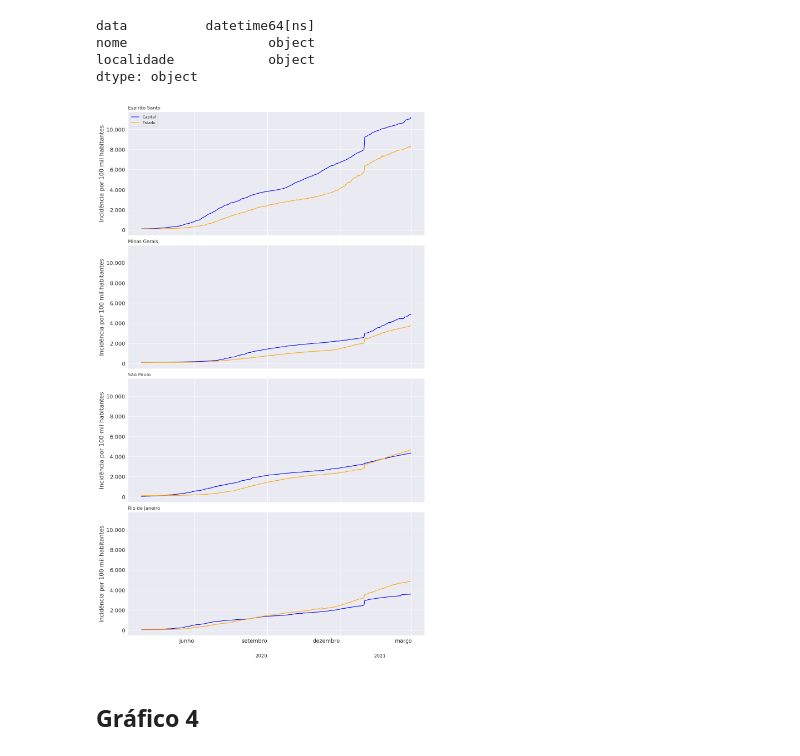
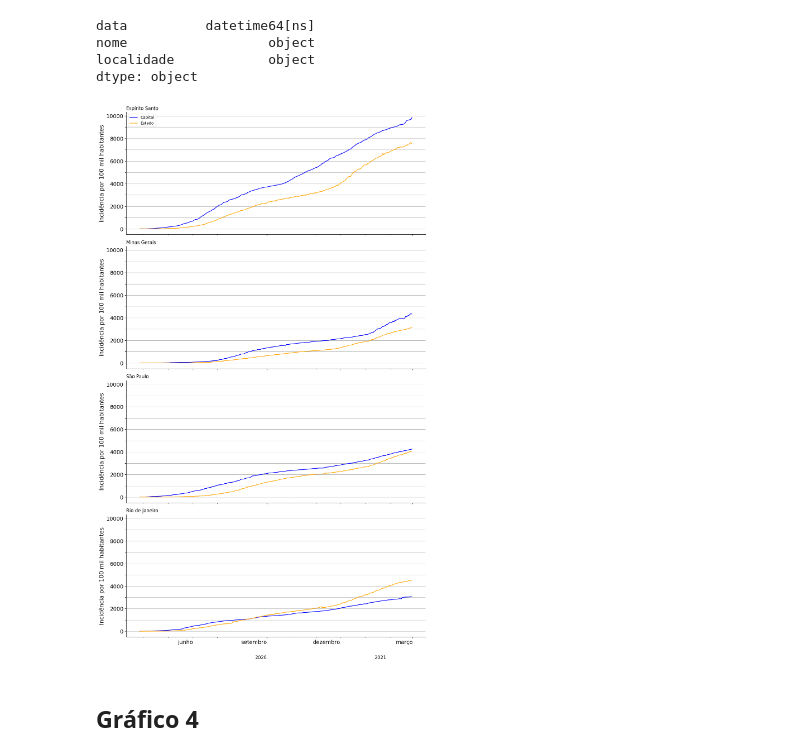
Before and after one commit to carloszan/covid, a Jupyter notebook: analises/7.graficos/graficos.ipynb, the cells around one changed output. Cells and saved outputs as stored; diff of their text form; code cells hidden in the pictures.

```diff
--- a/analises/7.graficos/graficos.ipynb
+++ b/analises/7.graficos/graficos.ipynb
@@ -190,7 +195,7 @@ from matplotlib.dates import DateFormatter, MonthLocator
 import locale
 
 
-def line_3_4(y, df_feriados, y_label):
+def line_3_4(y, df_feriados, y_label, step):
     estados = ["ES", "MG", "SP", "RJ"]
 
     capitais = {
@@ -202,6 +207,10 @@ def line_3_4(y, df_feriados, y_label):
 
     locale.setlocale(locale.LC_ALL, 'pt_BR.UTF-8')
     plt.rcParams['axes.formatter.use_locale'] = True
+
+    # Add Grid
+    plt.rcParams["axes.grid.axis"] = "y"
+    plt.rcParams["axes.grid"] = True
 
     fig, ax = plt.subplots(4, 1, figsize=(12, 20), sharex=True, sharey=True)
     ax = ax.ravel()
@@ -255,6 +264,9 @@ def line_3_4(y, df_feriados, y_label):
         else:
             ax[i].legend().remove()
 
+        ax[i].spines['top'].set_visible(False)
+        ax[i].spines['right'].set_visible(False)
+
         ax[i].xaxis.set_major_formatter(DateFormatter('%d/%m/%Y'))
 
         ax[i].set_xlabel('')
@@ -267,6 +279,14 @@ def line_3_4(y, df_feriados, y_label):
         ax[i].xaxis.set_minor_locator(MonthLocator())
         ax[i].xaxis.set_major_formatter(DateFormatter('%B'))  # Format like "Jan 2023"
         ax[i].xaxis.set_major_locator(MonthLocator(interval=3))  # Show labels every 3 months
+
+        # Adicionar mais ticks no eixo Y
+        ymin, ymax = ax[i].get_ylim()
+        ticks = np.arange(start=np.floor(0), stop=ymax, step=step)
+        labels = [f'{tick:.0f}' if i % 2 == 0 else '' for i, tick in enumerate(ticks)]
+        ax[i].set_yticks(ticks)
+        ax[i].set_yticklabels(labels)
+
 
         # Ano em baixo
         if i == len(estados)-1:
@@ -290,8 +310,14 @@ def line_3_4(y, df_feriados, y_label):
           )
 
 
+
     plt.setp(ax[3].get_xticklabels(), ha='right')
     plt.tight_layout()
+
+    # Remove grid
+    plt.rcParams["axes.grid"] = False
+
+    plt.savefig(f'fig/line_{y}.svg', format='svg')
     plt.show()
 # %%
 import seaborn as sns
@@ -537,9 +573,9 @@ nome                  object
 localidade            object
 dtype: object
 # %%
-line_3_4('incidencia_acumulada', df_feriados, "Incidência por 100 mil habitantes")
+line_3_4('incidencia_acumulada', df_feriados, "Incidência por 100 mil habitantes", 1000)
 # %% [output]
-[figure, old version]
+[figure, new version]
 # %% [markdown]
 ## Gráfico 4
 # %%
```
Also changed, not shown: parts of 17 cells of this notebook, 6 other files.
